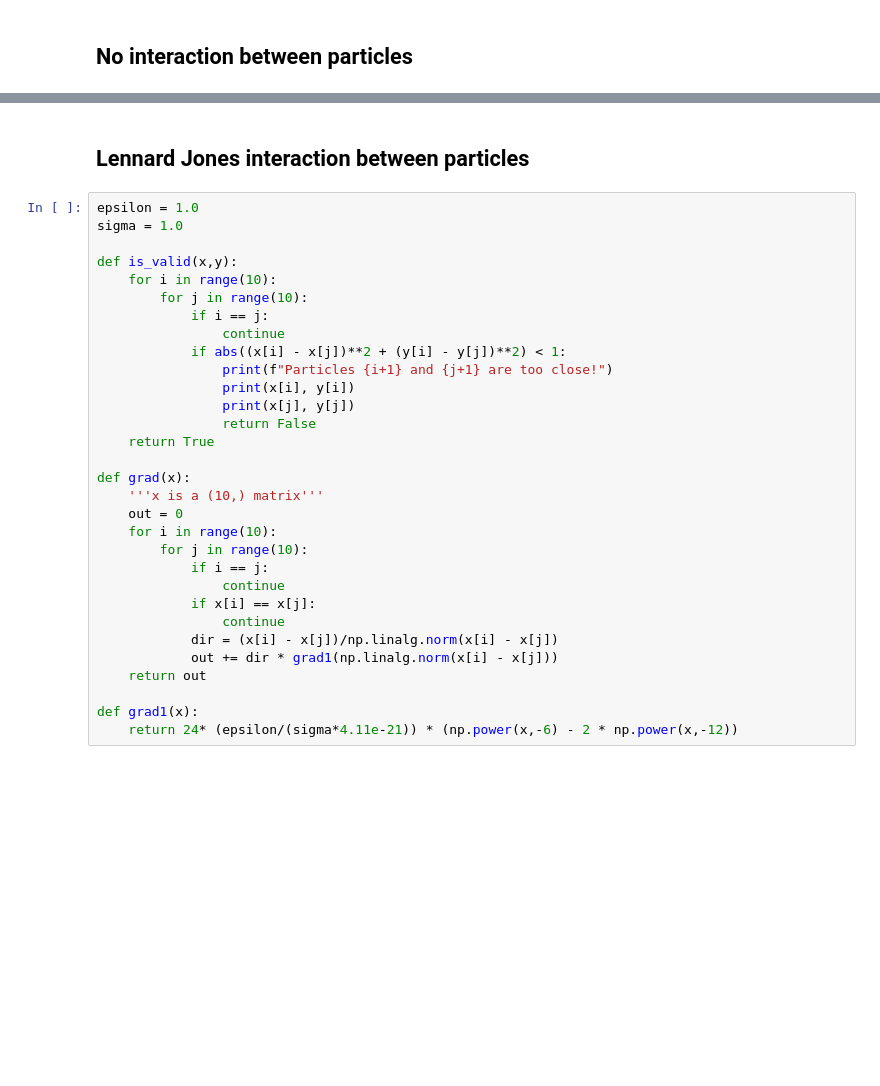
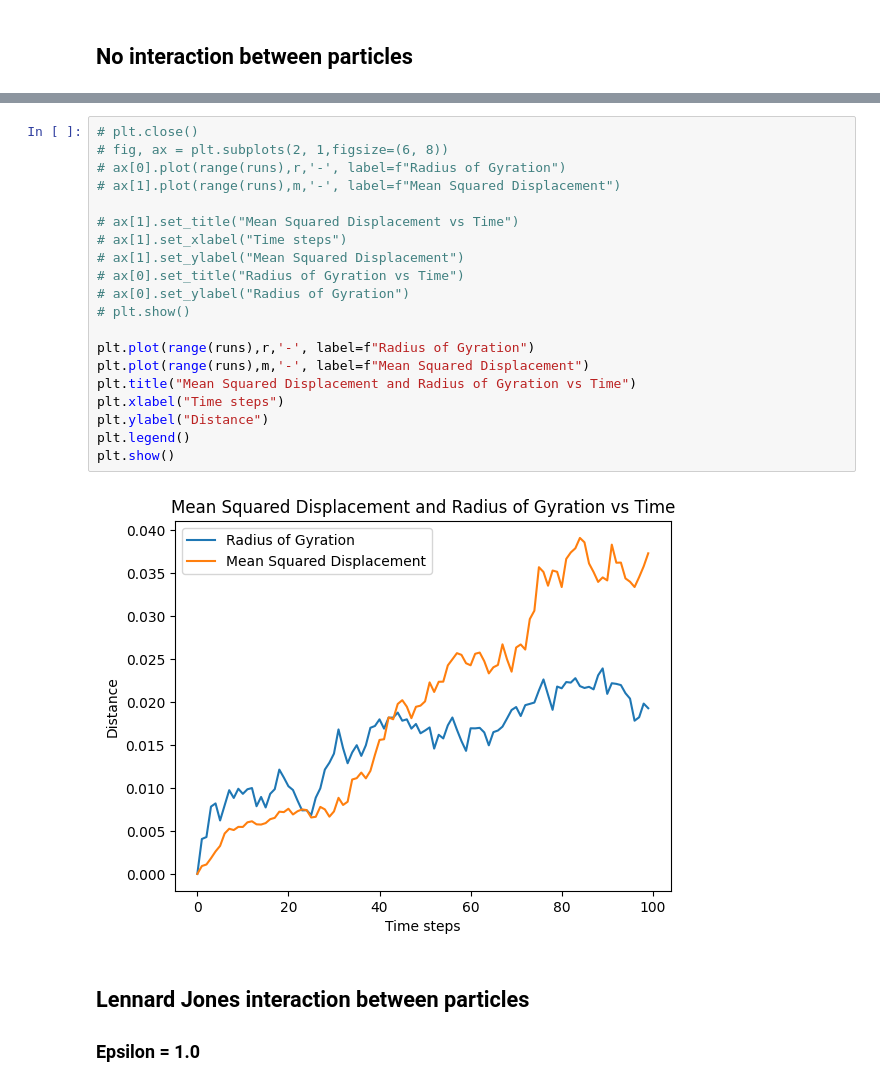
Before and after one commit to HARSHIL2836R/Sem4, a Jupyter notebook: BB626/assignment_3.ipynb, the cells around one changed output, grey strips where cells are left out. Saved outputs shown, nothing was run; the diff lists cells and outputs as text; blank space fills up the shorter version.

```diff
--- a/BB626/assignment_3.ipynb
+++ b/BB626/assignment_3.ipynb
@@ -25,33 +34,25 @@ plt.legend()
+# %%
+# plt.close()
+# fig, ax = plt.subplots(2, 1,figsize=(6, 8))
+# ax[0].plot(range(runs),r,'-', label=f"Radius of Gyration")
+# ax[1].plot(range(runs),m,'-', label=f"Mean Squared Displacement")
+
+# ax[1].set_title("Mean Squared Displacement vs Time")
+# ax[1].set_xlabel("Time steps")
+# ax[1].set_ylabel("Mean Squared Displacement")
+# ax[0].set_title("Radius of Gyration vs Time")
+# ax[0].set_ylabel("Radius of Gyration")
+# plt.show()
+
+plt.plot(range(runs),r,'-', label=f"Radius of Gyration")
+plt.plot(range(runs),m,'-', label=f"Mean Squared Displacement")
+plt.title("Mean Squared Displacement and Radius of Gyration vs Time")
+plt.xlabel("Time steps")
+plt.ylabel("Distance")
+plt.legend()
+plt.show()
+# %% [output]
+[figure, added]
 # %% [markdown]
 ## Lennard Jones interaction between particles
+### Epsilon = 1.0
-# %%
-epsilon = 1.0
-sigma = 1.0
-
-def is_valid(x,y):
-    for i in range(10):
-        for j in range(10):
-            if i == j:
-                continue
-            if abs((x[i] - x[j])**2 + (y[i] - y[j])**2) < 1:
-                print(f"Particles {i+1} and {j+1} are too close!")
-                print(x[i], y[i])
-                print(x[j], y[j])
-                return False
-    return True
-
-def grad(x):
-    '''x is a (10,) matrix'''
-    out = 0
-    for i in range(10):
-        for j in range(10):
-            if i == j:
-                continue
-            if x[i] == x[j]:
-                continue
-            dir = (x[i] - x[j])/np.linalg.norm(x[i] - x[j])
-            out += dir * grad1(np.linalg.norm(x[i] - x[j]))
-    return out
-
-def grad1(x):
-    return 24* (epsilon/(sigma*4.11e-21)) * (np.power(x,-6) - 2 * np.power(x,-12))
```
Also changed, not shown: parts of 11 cells of this notebook, 1 other file.
